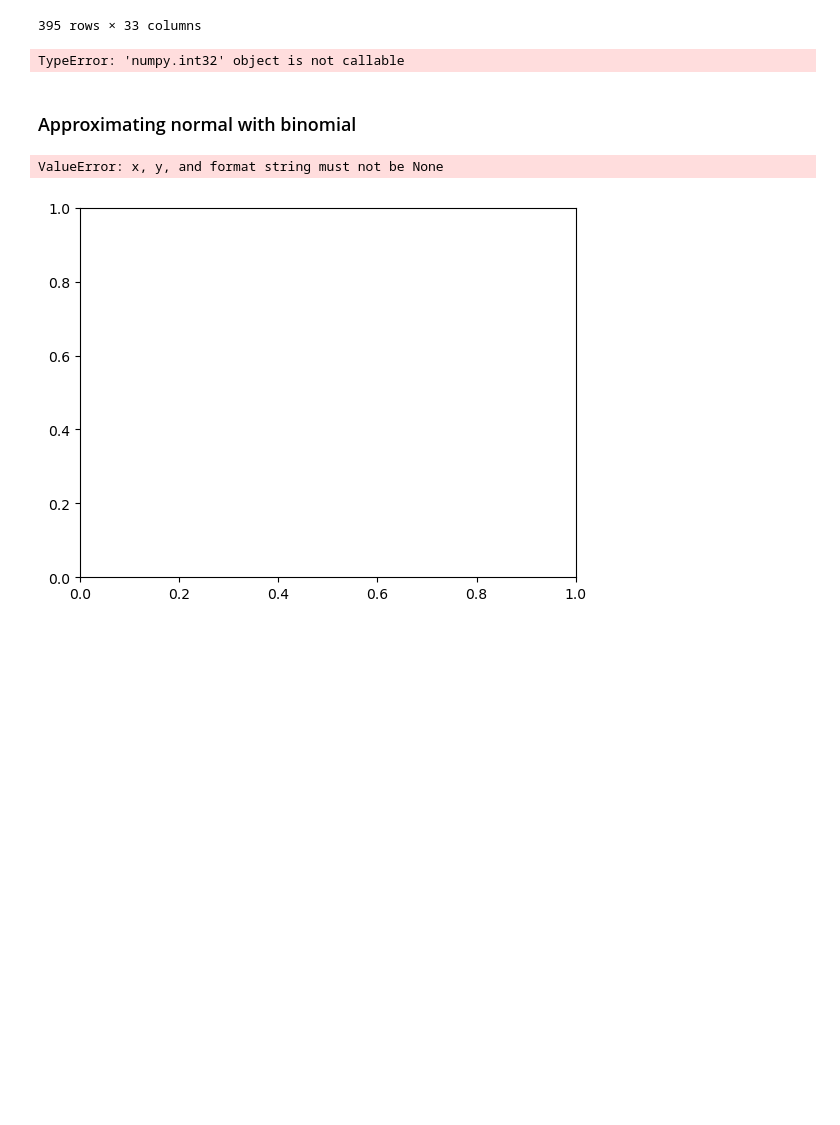
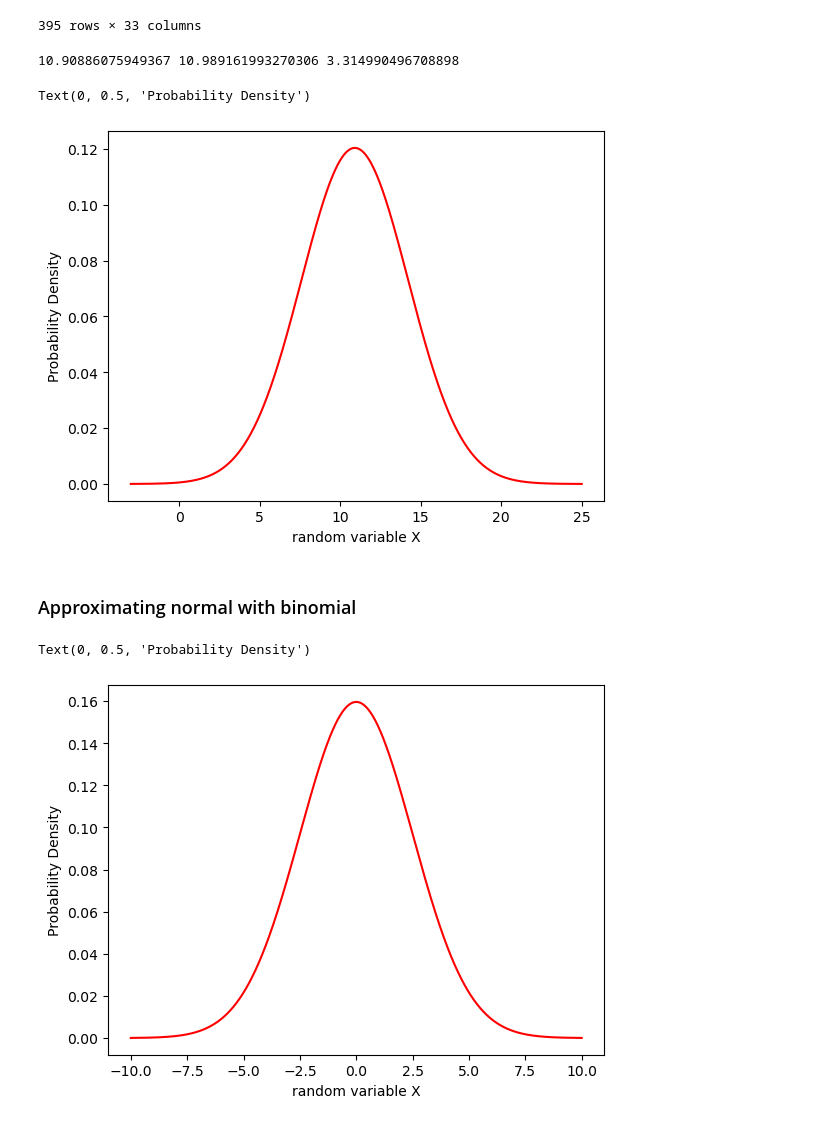
Before and after one commit to minseok1217/-CSE522-Artificial-Intelligence-Basic-with-Practice, a Jupyter notebook: 9/assignment09.ipynb, the cells around one changed output. Drawn from its saved outputs; the diff is of its cells as text; code cells hidden in the pictures; blank space fills up the shorter version.

```diff
--- a/9/assignment09.ipynb
+++ b/9/assignment09.ipynb
@@ -22,11 +23,3 @@ data
 | 393 | MS | M | 18 | R | LE3 | T | 3 | 2 | services | other | ... | ... |
 | 394 | MS | M | 19 | U | LE3 | T | 1 | 1 | other | at_home | ... | ... |
 395 rows × 33 columns
-# %%
-# G1에 대한 평균과 분산 구하기
-mean = 0
-std = 0
-print(data.shape)
-print(mean, std)
-# %% [output]
-TypeError: 'numpy.int32' object is not callable
@@ -37,17 +26,55 @@ def normal_distribution(x, mean, std):
+# %%
+mean = 0
+std = 0
+
+for i in data["G1"]:
+    mean += i
+mean /= len(data["G1"])
+
+for i in data["G1"]:
+    std += (mean - i) ** 2
+std /= len(data["G1"])
+std = math.sqrt(std)
+# print(type(data["G1"]))
+print(mean, std ** 2, std)
+
+# print(math.sqrt(std)** 2)
+# %% [output]
+10.90886075949367 10.989161993270306 3.314990496708898
+# %%
+# normal distribution 설계 및 시각화
+def normal_distribution(x, mean, std):
+    y = []
+    for i in x:
+        y_ = math.exp(-(i-mean )** 2 / (2 * std ** 2)) / (math.sqrt(2 * math.pi) * std)
+        y.append(y_)
+    return y
+    # return math.exp(-(x-mean )** 2 / (2 * std ** 2)) / (math.sqrt(2 * math.pi) * std)
+
+
+x = np.linspace(-3,25,1000)
+pdf = normal_distribution(x,mean,std)
+plt.plot(x, pdf , color = 'red')
+plt.xlabel('random variable X')
+plt.ylabel('Probability Density')
+# %% [output]
+Text(0, 0.5, 'Probability Density')
+[figure, added]
 # %% [markdown]
 ### Approximating normal with binomial
 # %%
 x = np.linspace(-10,10,1000)
+# print(x)
 mean = 0
 std = 2.5
 pdf = normal_distribution(x,mean,std)
 
-plt.plot(x,pdf , color = 'red')
+plt.plot(x, pdf , color = 'red')
 plt.xlabel('random variable X')
 plt.ylabel('Probability Density')
 # %% [output]
-ValueError: x, y, and format string must not be None
+Text(0, 0.5, 'Probability Density')
-[figure, old version]
+[figure, new version]
 # %%
 import random
 
```
Also changed, not shown: parts of 6 cells of this notebook.
